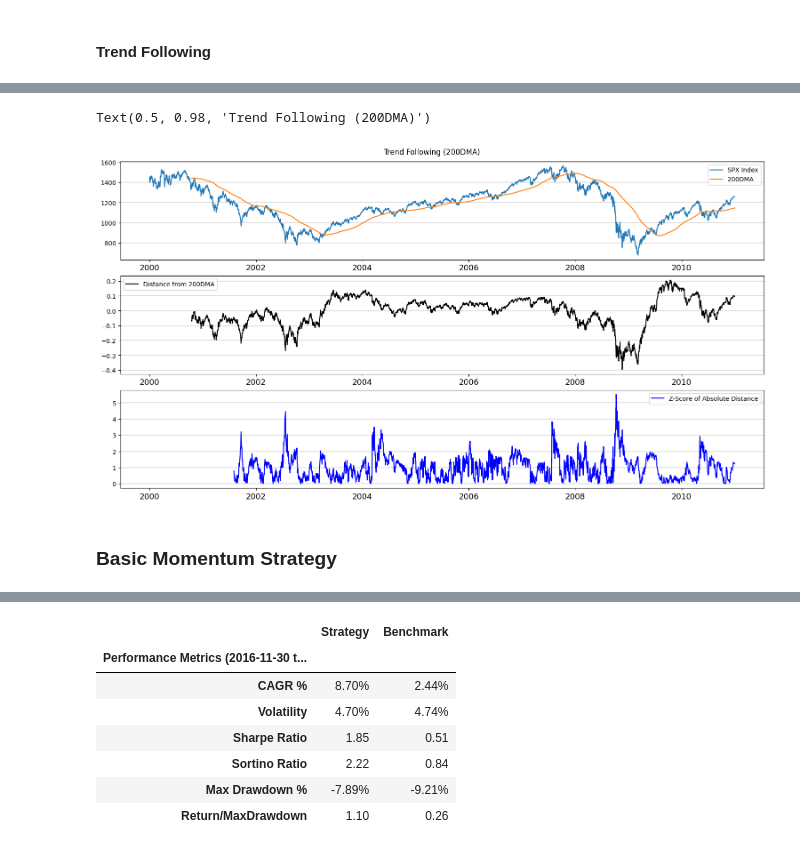
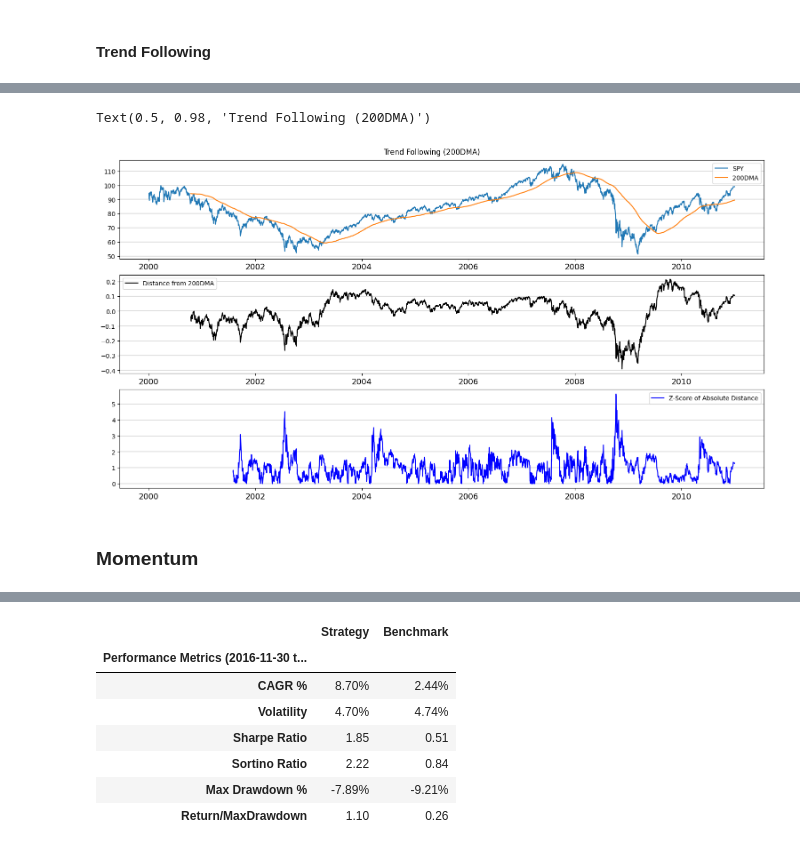
Before and after one commit to ClarenceTee93/Strategies, a Jupyter notebook: strategies.ipynb, the cells around one changed output, grey strips where cells are left out. Cells and saved outputs as stored; diff of their text form; code cells hidden in the pictures.

```diff
--- a/strategies.ipynb
+++ b/strategies.ipynb
@@ -18,6 +18,6 @@ spy = yf.download("SPY", start = "2000-01-01", end = datetime.today().strftime("
 # %% [markdown]
 #### Trend Following
 # %%
-trend_following_sig = port1[["SPX Index"]].loc[:'2010-12-31'].copy()
+trend_following_sig = spy.loc[:'2010-12-31'].copy()
 trend_following_sig
 # %% [output]
@@ -38,12 +38,12 @@ trend_following_sig
 # %%
-trend_following_sig["50DMA"] = trend_following_sig[["SPX Index"]].rolling(50).mean()
-trend_following_sig["dist_50dma"] = (trend_following_sig["SPX Index"] / trend_following_sig["50DMA"])  - 1
+trend_following_sig["50DMA"] = trend_following_sig[["Adj Close"]].rolling(50).mean()
+trend_following_sig["dist_50dma"] = (trend_following_sig["Adj Close"] / trend_following_sig["50DMA"])  - 1
 z_50dma_dist_obj = trend_following_sig["dist_50dma"].rolling(20)
 z_50dma_dist_z = (trend_following_sig["dist_50dma"] - z_50dma_dist_obj.mean()) / z_50dma_dist_obj.std()
 
 fig, ax = plt.subplots(3, 1, figsize = (15, 8), constrained_layout = True, sharex = True)
 
-ax[0].plot(trend_following_sig["SPX Index"], label = "SPX Index")
+ax[0].plot(trend_following_sig["Adj Close"], label = "SPY")
 ax[0].plot(trend_following_sig["50DMA"], label = "50DMA")
 ax[0].grid(axis='y', linewidth=1.2, alpha=0.5)
 ax[0].legend()
@@ -63,36 +63,36 @@ Text(0.5, 0.98, 'Trend Following (50DMA)')
 # %%
-trend_following_sig["200DMA"] = trend_following_sig[["SPX Index"]].rolling(200).mean()
-trend_following_sig["dist_200dma"] = (trend_following_sig["SPX Index"] / trend_following_sig["200DMA"])  - 1
+trend_following_sig["200DMA"] = trend_following_sig[["Adj Close"]].rolling(200).mean()
+trend_following_sig["dist_200dma"] = (trend_following_sig["Adj Close"] / trend_following_sig["200DMA"])  - 1
 z_200dma_dist_obj = trend_following_sig["dist_200dma"].abs().rolling(200)
 trend_following_sig["Z"] = (trend_following_sig["dist_200dma"].abs() - z_200dma_dist_obj.mean()) / z_200dma_dist_obj.std()
 
 # Create signal
 trend_following_sig["Direction"] = np.where(trend_following_sig.dist_200dma >= 0, 1, -1)
 # trend_following_sig["Size"] = np.where(trend_following_sig.Z > 1, np.where(trend_following_sig.Z > 2, np.where(trend_following_sig.Z > 2, np.where(trend_following_sig.Z > 3, 3, 5), 3), 2), 1)
 
 fig, ax = plt.subplots(3, 1, figsize = (15, 8), constrained_layout = True, sharex = True)
 
-ax[0].plot(trend_following_sig["SPX Index"], label = "SPX Index")
+ax[0].plot(trend_following_sig["Adj Close"], label = "SPY")
 ax[0].plot(trend_following_sig["200DMA"], label = "200DMA")
 ax[0].grid(axis='y', linewidth=1.2, alpha=0.5)
 ax[0].legend()
 ax[0].xaxis.set_tick_params(which='both', labelbottom=True, labelsize=13)
 ax[1].plot(trend_following_sig["dist_200dma"], label = "Distance from 200DMA", color = "black")
 ax[1].grid(axis='y', linewidth=1.2, alpha=0.5)
 ax[1].legend()
 ax[1].xaxis.set_tick_params(which='both', labelbottom=True, labelsize=13)
 
 ax[2].plot(trend_following_sig.Z.abs(), label = "Z-Score of Absolute Distance", color = "blue")
 # ax[2].plot(trend_following_sig.Size, label = "Position Sizing", linestyle = "dotted", color = "red")
 ax[2].grid(axis='y', linewidth=1.2, alpha=0.5)
 ax[2].legend()
 ax[2].xaxis.set_tick_params(which='both', labelbottom=True, labelsize=13)
 fig.suptitle("Trend Following (200DMA)")
 # %% [output]
 Text(0.5, 0.98, 'Trend Following (200DMA)')
-[figure, old version]
+[figure, new version]
 # %% [markdown]
-### Basic Momentum Strategy
+### Momentum
 # %%
 px_mom = functions.computeMomentum(pd.DataFrame(spy['Adj Close']), 1, "2000-01-03", end = "2010-12-31", asset_name = "SPY US Equity")
 px_mom_3 = functions.computeMomentum(pd.DataFrame(spy['Adj Close']), 3, "2000-01-03", end = "2010-12-31", asset_name = "SPY US Equity")
```
Also changed, not shown: parts of 4 cells of this notebook.
